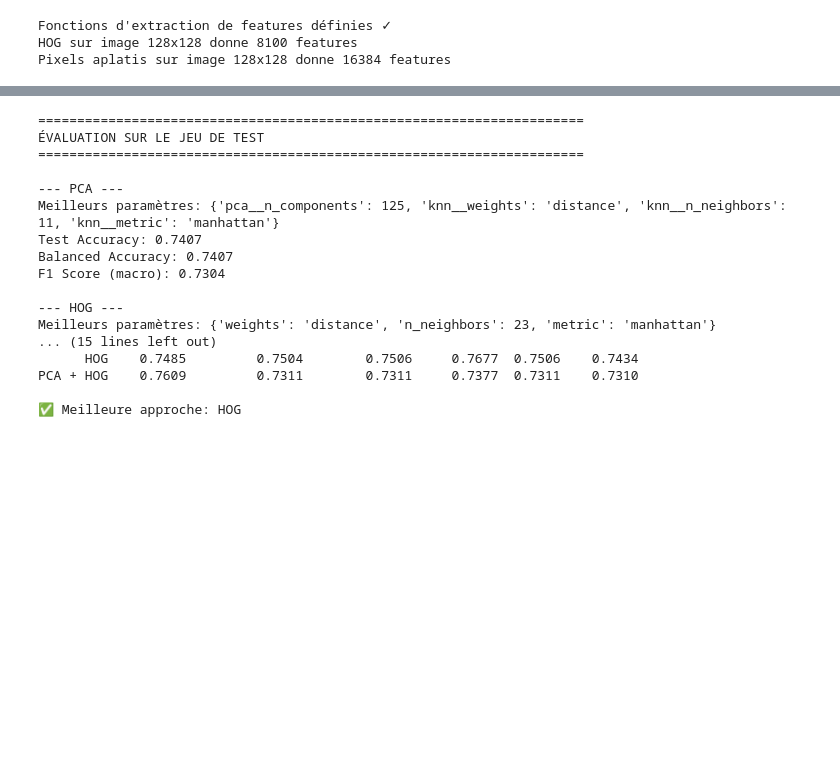
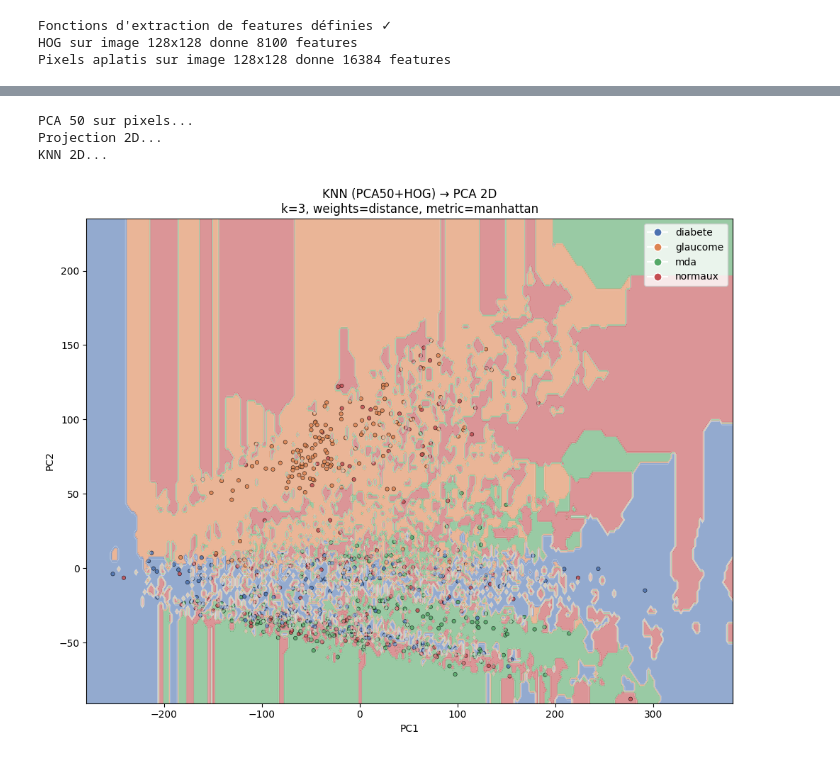
Before and after one commit to Mathis0000/Memoire, a Jupyter notebook: knn/knn_sans_leger.ipynb, the cells around one changed output, grey strips where cells are left out. Cells and saved outputs as stored; diff of their text form; code cells hidden in the pictures; blank space fills up the shorter version.

```diff
--- a/knn/knn_sans_leger.ipynb
+++ b/knn/knn_sans_leger.ipynb
@@ -209,12 +251,12 @@ from sklearn.metrics import (
 )
 
 knn_params = {
-    'n_neighbors': [3, 5, 7, 9, 11, 13, 15, 19, 23, 31, 51, 75],
+    'n_neighbors': [2,3, 5, 7, 9],
     'weights':     ['uniform', 'distance'],
     'metric':      ['euclidean', 'manhattan'],
 }
 
-pca_components = [30, 50, 75, 100, 125, 150]
+pca_components = [30, 50, 75]
 
 cv_split = ShuffleSplit(n_splits=1, test_size=0.2, random_state=42)
 
@@ -404,62 +607,61 @@ print(classification_report(y_test, y_pred, target_names=classes))
 # %%
 from matplotlib.colors import ListedColormap
 from matplotlib.lines import Line2D
-# Projection 2D des features combinées
+
+best_pca = 50
+best_k = 3
+best_weights = 'distance'
+best_metric = 'manhattan'
+
+print("PCA 50 sur pixels...")
+pca = PCA(n_components=best_pca, svd_solver='randomized', random_state=42)
+X_train_pca = pca.fit_transform(X_train_pixels_scaled).astype(np.float32)
+X_test_pca = pca.transform(X_test_pixels_scaled).astype(np.float32)
+X_train_comb = np.hstack([X_train_pca, X_train_hog_scaled])
+X_test_comb = np.hstack([X_test_pca, X_test_hog_scaled])
+
+print("Projection 2D...")
 pca_vis = PCA(n_components=2, random_state=42)
-X_train_2d = pca_vis.fit_transform(X_train_combined)
-X_test_2d = pca_vis.transform(X_test_combined)
+X_train_2d = pca_vis.fit_transform(X_train_comb)
+X_test_2d = pca_vis.transform(X_test_comb)
 
-# Ré-entraîne le meilleur KNN sur 2D pour les frontières
-best_knn = grid.best_estimator_
-knn_2d = KNeighborsClassifier(    n_neighbors=best_knn.n_neighbors,
-    weights=best_knn.weights,
-    metric=best_knn.metric,
-    algorithm='ball_tree', n_jobs=-1
+print("KNN 2D...")
+knn_2d = KNeighborsClassifier(
+    n_neighbors=best_k, weights=best_weights,
+    metric=best_metric, algorithm='ball_tree', n_jobs=-1
 )
 knn_2d.fit(X_train_2d, y_train)
-
-# Grille de décision
+# Grille
 x_min, x_max = X_train_2d[:,0].min()-1, X_train_2d[:,0].max()+1
 y_min, y_max = X_train_2d[:,1].min()-1, X_train_2d[:,1].max()+1
 h = (x_max - x_min) / 300
-xx, yy = np.meshgrid(np.arange(x_min, x_max, h), np.arange(y_min, y_max, h))
+xx, yy = np.meshgrid(np.arange(x_min, x_max, h),
+                     np.arange(y_min, y_max, h))
 Z = knn_2d.predict(np.c_[xx.ravel(), yy.ravel()]).reshape(xx.shape)
 
 # Plot
-classes = sorted(np.unique(y_train))
+classes_labels = ['diabete', 'glaucome', 'mda', 'normaux']
 colors = ['#4C72B0', '#DD8452', '#55A868', '#C44E52']
-cmap_bg = ListedColormap([c + '55' for c in colors[:len(classes)]])
-cmap_pts = ListedColormap(colors[:len(classes)])
+cmap_bg = ListedColormap([c + '55' for c in colors])
+cmap_pts = ListedColormap(colors)
 
 fig, ax = plt.subplots(figsize=(10, 8))
 ax.contourf(xx, yy, Z, cmap=cmap_bg, alpha=0.6)
 ax.contour(xx, yy, Z, colors='white', linewidths=0.4, alpha=0.5)
 ax.scatter(X_test_2d[:,0], X_test_2d[:,1], c=y_test, cmap=cmap_pts,
            edgecolors='k', linewidths=0.4, s=15, alpha=0.85)
-ax.legend(handles=[Line2D([0],[0], marker='o', color='w',
-           markerfacecolor=colors[i], markersize=8, label=c)
-           for i, c in enumerate(classes)], loc='best')
-ax.set_title(f'KNN (PCA30+HOG) → PCA 2D\n'
-             f'k={best_knn.n_neighbors}, weights={best_knn.weights}, metric={best_knn.metric}')
+legend_elements = [Line2D([0],[0], marker='o', color='w',
+           markerfacecolor=colors[i], markersize=8, label=classes_labels[i])
+           for i in range(len(classes_labels))]
+ax.legend(handles=legend_elements, loc='best')
+ax.set_title(f'KNN (PCA{best_pca}+HOG) → PCA 2D\n'
+             f'k={best_k}, weights={best_weights}, metric={best_metric}')
 ax.set_xlabel('PC1')
 ax.set_ylabel('PC2')
 plt.tight_layout()
 plt.show()
 # %% [output]
-======================================================================
-ÉVALUATION SUR LE JEU DE TEST
-======================================================================
-
---- PCA ---
-Meilleurs paramètres: {'pca__n_components': 125, 'knn__weights': 'distance', 'knn__n_neighbors': 11, 'knn__metric': 'manhattan'}
-Test Accuracy: 0.7407
-Balanced Accuracy: 0.7407
-F1 Score (macro): 0.7304
-
---- HOG ---
-Meilleurs paramètres: {'weights': 'distance', 'n_neighbors': 23, 'metric': 'manhattan'}
-... (15 lines left out)
-      HOG    0.7485         0.7504        0.7506     0.7677  0.7506    0.7434
-PCA + HOG    0.7609         0.7311        0.7311     0.7377  0.7311    0.7310
-
-✅ Meilleure approche: HOG
+PCA 50 sur pixels...
+Projection 2D...
+KNN 2D...
+[figure, added]
```
Also changed, not shown: parts of 12 cells of this notebook, 1 other file.
